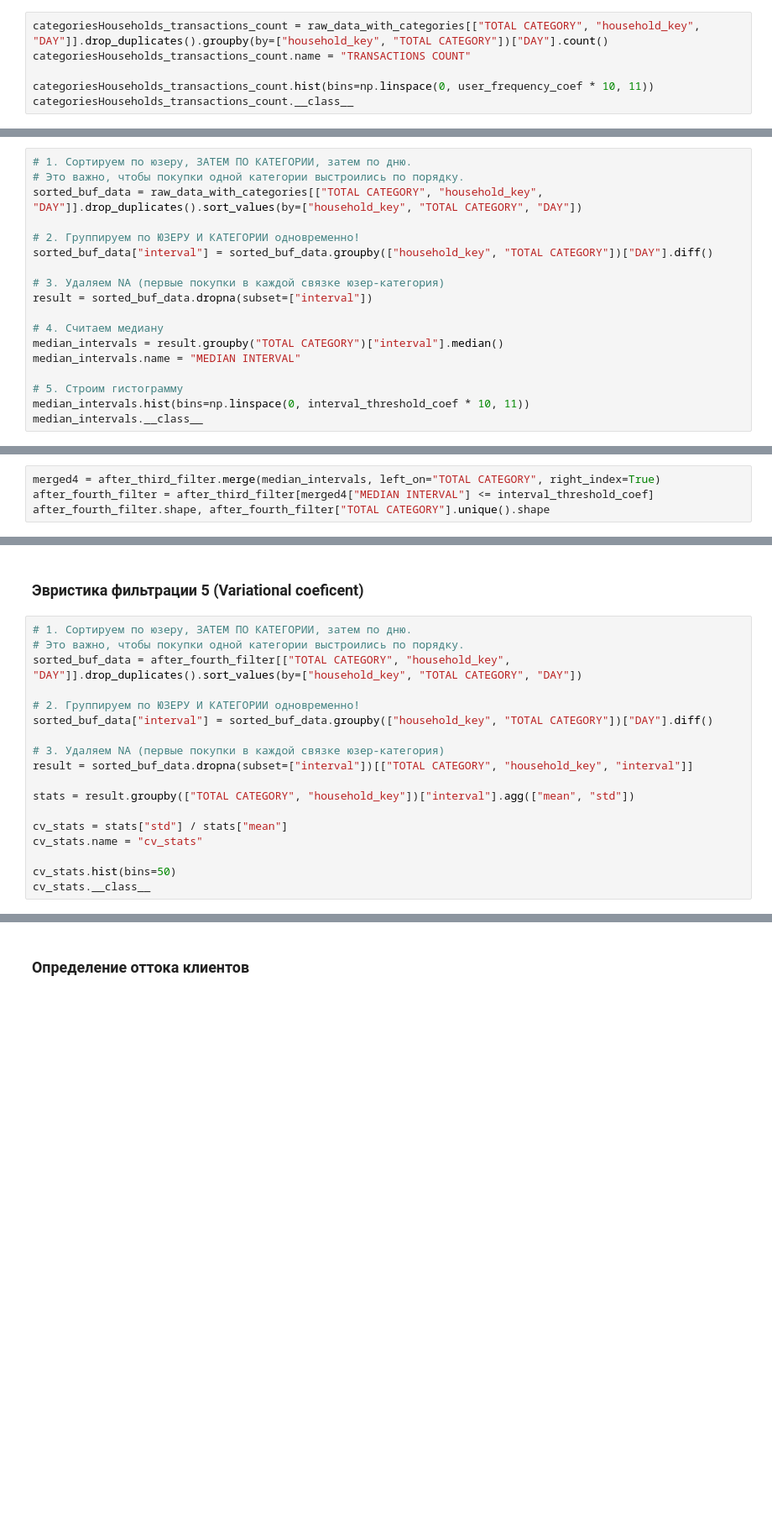
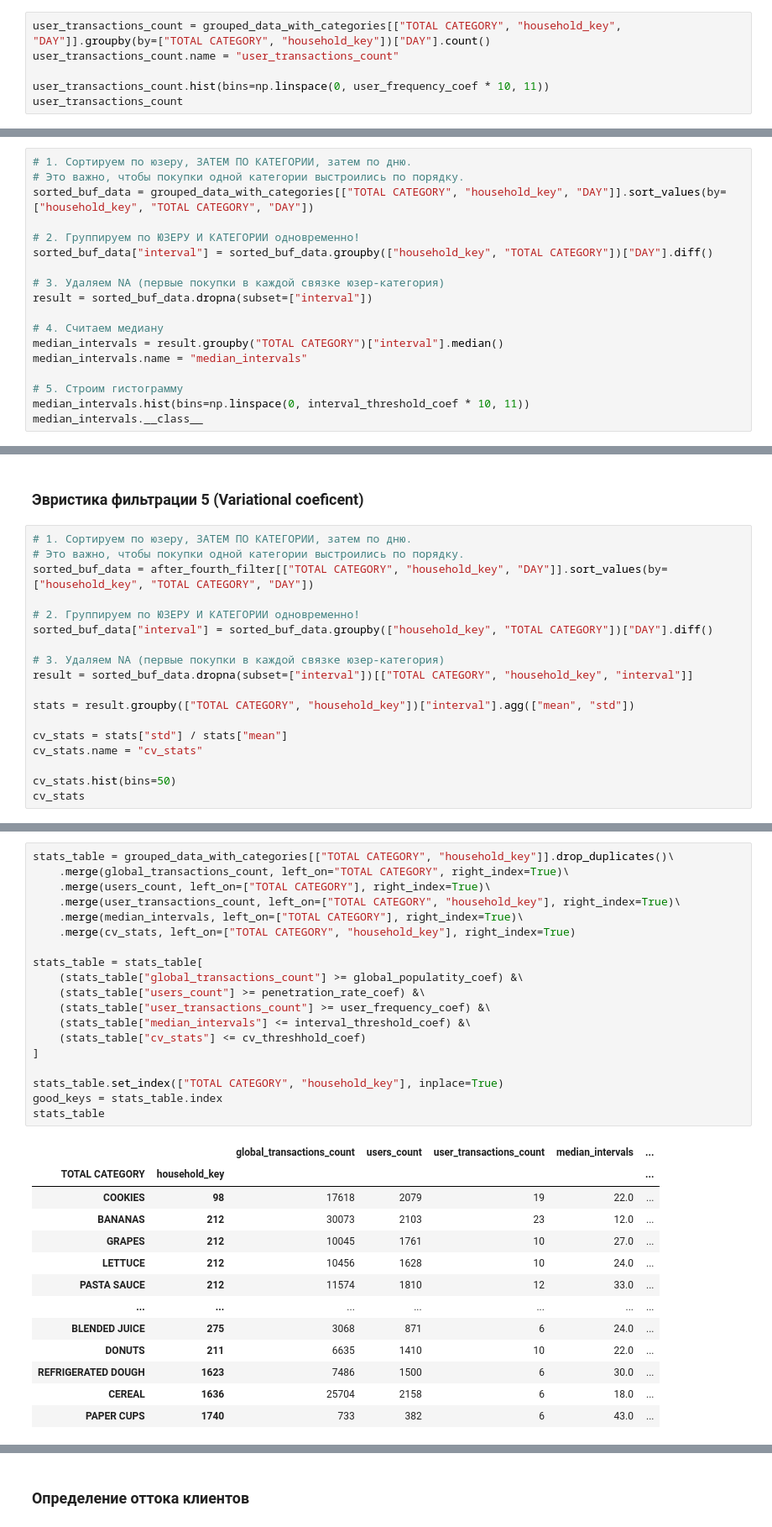
Before and after one commit to SanchukS/Course-Work-Spring-2026, a Jupyter notebook: notebooks/data-pipeline.ipynb, the cells around one changed output, grey strips where cells are left out. Shown at 84% size. Saved outputs shown, nothing was run; the diff lists cells and outputs as text; blank space fills up the shorter version.

Commit message:
1. Complete parsing measurement units pipeline. 2. Complete grouping user transactions at the same day. 3. Update data filtering pipeline

```diff
--- a/notebooks/data-pipeline.ipynb
+++ b/notebooks/data-pipeline.ipynb
@@ -243,9 +413,9 @@ after_second_filter.shape, after_second_filter["TOTAL CATEGORY"].unique().shape
 # %% [markdown]
 ### Эвристика фильтрации 3 (User frequency)
 # %%
-categoriesHouseholds_transactions_count = raw_data_with_categories[["TOTAL CATEGORY", "household_key", "DAY"]].drop_duplicates().groupby(by=["household_key", "TOTAL CATEGORY"])["DAY"].count()
-categoriesHouseholds_transactions_count.name = "TRANSACTIONS COUNT"
+user_transactions_count = grouped_data_with_categories[["TOTAL CATEGORY", "household_key", "DAY"]].groupby(by=["TOTAL CATEGORY", "household_key"])["DAY"].count()
+user_transactions_count.name = "user_transactions_count"
 
-categoriesHouseholds_transactions_count.hist(bins=np.linspace(0, user_frequency_coef * 10, 11))
-categoriesHouseholds_transactions_count.__class__
+user_transactions_count.hist(bins=np.linspace(0, user_frequency_coef * 10, 11))
+user_transactions_count
 # %% [output]
@@ -262,7 +438,7 @@ after_third_filter.shape, after_third_filter["TOTAL CATEGORY"].unique().shape
 # %%
 # 1. Сортируем по юзеру, ЗАТЕМ ПО КАТЕГОРИИ, затем по дню.
 # Это важно, чтобы покупки одной категории выстроились по порядку.
-sorted_buf_data = raw_data_with_categories[["TOTAL CATEGORY", "household_key", "DAY"]].drop_duplicates().sort_values(by=["household_key", "TOTAL CATEGORY", "DAY"])
+sorted_buf_data = grouped_data_with_categories[["TOTAL CATEGORY", "household_key", "DAY"]].sort_values(by=["household_key", "TOTAL CATEGORY", "DAY"])
 
 # 2. Группируем по ЮЗЕРУ И КАТЕГОРИИ одновременно!
 sorted_buf_data["interval"] = sorted_buf_data.groupby(["household_key", "TOTAL CATEGORY"])["DAY"].diff()
@@ -272,7 +448,7 @@ result = sorted_buf_data.dropna(subset=["interval"])
 
 # 4. Считаем медиану
 median_intervals = result.groupby("TOTAL CATEGORY")["interval"].median()
-median_intervals.name = "MEDIAN INTERVAL"
+median_intervals.name = "median_intervals"
 
 # 5. Строим гистограмму
 median_intervals.hist(bins=np.linspace(0, interval_threshold_coef * 10, 11))
@@ -280,7 +456,3 @@ median_intervals.__class__
 # %% [output]
 pandas.Series
 [figure]
-# %%
-merged4 = after_third_filter.merge(median_intervals, left_on="TOTAL CATEGORY", right_index=True)
-after_fourth_filter = after_third_filter[merged4["MEDIAN INTERVAL"] <= interval_threshold_coef]
-after_fourth_filter.shape, after_fourth_filter["TOTAL CATEGORY"].unique().shape
@@ -291,7 +461,7 @@ after_fourth_filter.shape, after_fourth_filter["TOTAL CATEGORY"].unique().shape
 # %%
 # 1. Сортируем по юзеру, ЗАТЕМ ПО КАТЕГОРИИ, затем по дню.
 # Это важно, чтобы покупки одной категории выстроились по порядку.
-sorted_buf_data = after_fourth_filter[["TOTAL CATEGORY", "household_key", "DAY"]].drop_duplicates().sort_values(by=["household_key", "TOTAL CATEGORY", "DAY"])
+sorted_buf_data = after_fourth_filter[["TOTAL CATEGORY", "household_key", "DAY"]].sort_values(by=["household_key", "TOTAL CATEGORY", "DAY"])
 
 # 2. Группируем по ЮЗЕРУ И КАТЕГОРИИ одновременно!
 sorted_buf_data["interval"] = sorted_buf_data.groupby(["household_key", "TOTAL CATEGORY"])["DAY"].diff()
@@ -305,5 +475,5 @@ cv_stats = stats["std"] / stats["mean"]
 cv_stats.name = "cv_stats"
 
 cv_stats.hist(bins=50)
-cv_stats.__class__
+cv_stats
 # %% [output]
@@ -467,0 +494,33 @@ for s in unique_sizes:
+# %%
+stats_table = grouped_data_with_categories[["TOTAL CATEGORY", "household_key"]].drop_duplicates()\
+    .merge(global_transactions_count, left_on="TOTAL CATEGORY", right_index=True)\
+    .merge(users_count, left_on=["TOTAL CATEGORY"], right_index=True)\
+    .merge(user_transactions_count, left_on=["TOTAL CATEGORY", "household_key"], right_index=True)\
+    .merge(median_intervals, left_on=["TOTAL CATEGORY"], right_index=True)\
+    .merge(cv_stats, left_on=["TOTAL CATEGORY", "household_key"], right_index=True)
+
+stats_table = stats_table[
+    (stats_table["global_transactions_count"] >= global_populatity_coef) &\
+    (stats_table["users_count"] >= penetration_rate_coef) &\
+    (stats_table["user_transactions_count"] >= user_frequency_coef) &\
+    (stats_table["median_intervals"] <= interval_threshold_coef) &\
+    (stats_table["cv_stats"] <= cv_threshhold_coef)
+]
+
+stats_table.set_index(["TOTAL CATEGORY", "household_key"], inplace=True)
+good_keys = stats_table.index
+stats_table
+# %% [output]
+|  |  | global_transactions_count | users_count | user_transactions_count | median_intervals | ... |
+| TOTAL CATEGORY | household_key |  |  |  |  | ... |
+| COOKIES | 98 | 17618 | 2079 | 19 | 22.0 | ... |
+| BANANAS | 212 | 30073 | 2103 | 23 | 12.0 | ... |
+| GRAPES | 212 | 10045 | 1761 | 10 | 27.0 | ... |
+| LETTUCE | 212 | 10456 | 1628 | 10 | 24.0 | ... |
+| PASTA SAUCE | 212 | 11574 | 1810 | 12 | 33.0 | ... |
+| ... | ... | ... | ... | ... | ... | ... |
+| BLENDED JUICE | 275 | 3068 | 871 | 6 | 24.0 | ... |
+| DONUTS | 211 | 6635 | 1410 | 10 | 22.0 | ... |
+| REFRIGERATED DOUGH | 1623 | 7486 | 1500 | 6 | 30.0 | ... |
+| CEREAL | 1636 | 25704 | 2158 | 6 | 18.0 | ... |
+| PAPER CUPS | 1740 | 733 | 382 | 6 | 43.0 | ... |
```
Also changed, not shown: parts of 29 cells of this notebook.
